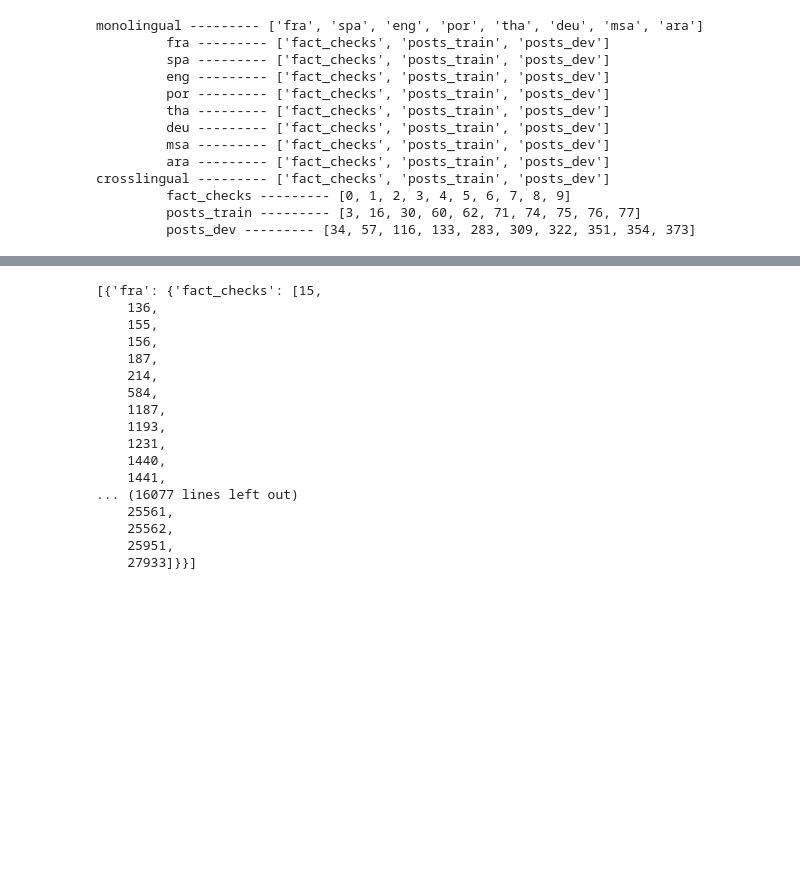
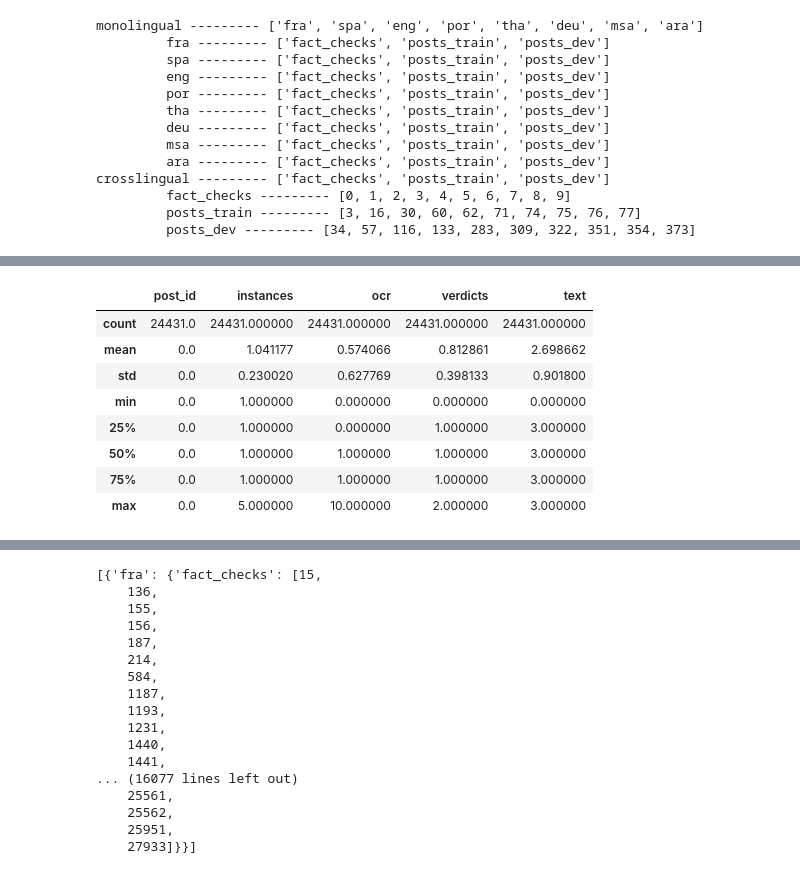
Before and after one commit to BecTome/semeval25-FactCheckedClaimRetrieval, a Jupyter notebook: nbs/data_exploration/data_thinking.ipynb, the cells around one changed output, grey strips where cells are left out. Cells and saved outputs as stored; diff of their text form; code cells hidden in the pictures; blank space fills up the shorter version.

```diff
--- a/nbs/data_exploration/data_thinking.ipynb
+++ b/nbs/data_exploration/data_thinking.ipynb
@@ -31,0 +232,13 @@ crosslingual --------- ['fact_checks', 'posts_train', 'posts_dev']
+# %%
+df_lens_ps = df_posts.map(lambda x: len(x) if type(x) in [list, tuple] else 0)
+df_lens_ps.describe()
+# %% [output]
+|  | post_id | instances | ocr | verdicts | text |
+| count | 24431.0 | 24431.000000 | 24431.000000 | 24431.000000 | 24431.000000 |
+| mean | 0.0 | 1.041177 | 0.574066 | 0.812861 | 2.698662 |
+| std | 0.0 | 0.230020 | 0.627769 | 0.398133 | 0.901800 |
+| min | 0.0 | 1.000000 | 0.000000 | 0.000000 | 0.000000 |
+| 25% | 0.0 | 1.000000 | 0.000000 | 1.000000 | 3.000000 |
+| 50% | 0.0 | 1.000000 | 1.000000 | 1.000000 | 3.000000 |
+| 75% | 0.0 | 1.000000 | 1.000000 | 1.000000 | 3.000000 |
+| max | 0.0 | 5.000000 | 10.000000 | 2.000000 | 3.000000 |
```
Also changed, not shown: parts of 15 cells of this notebook.
